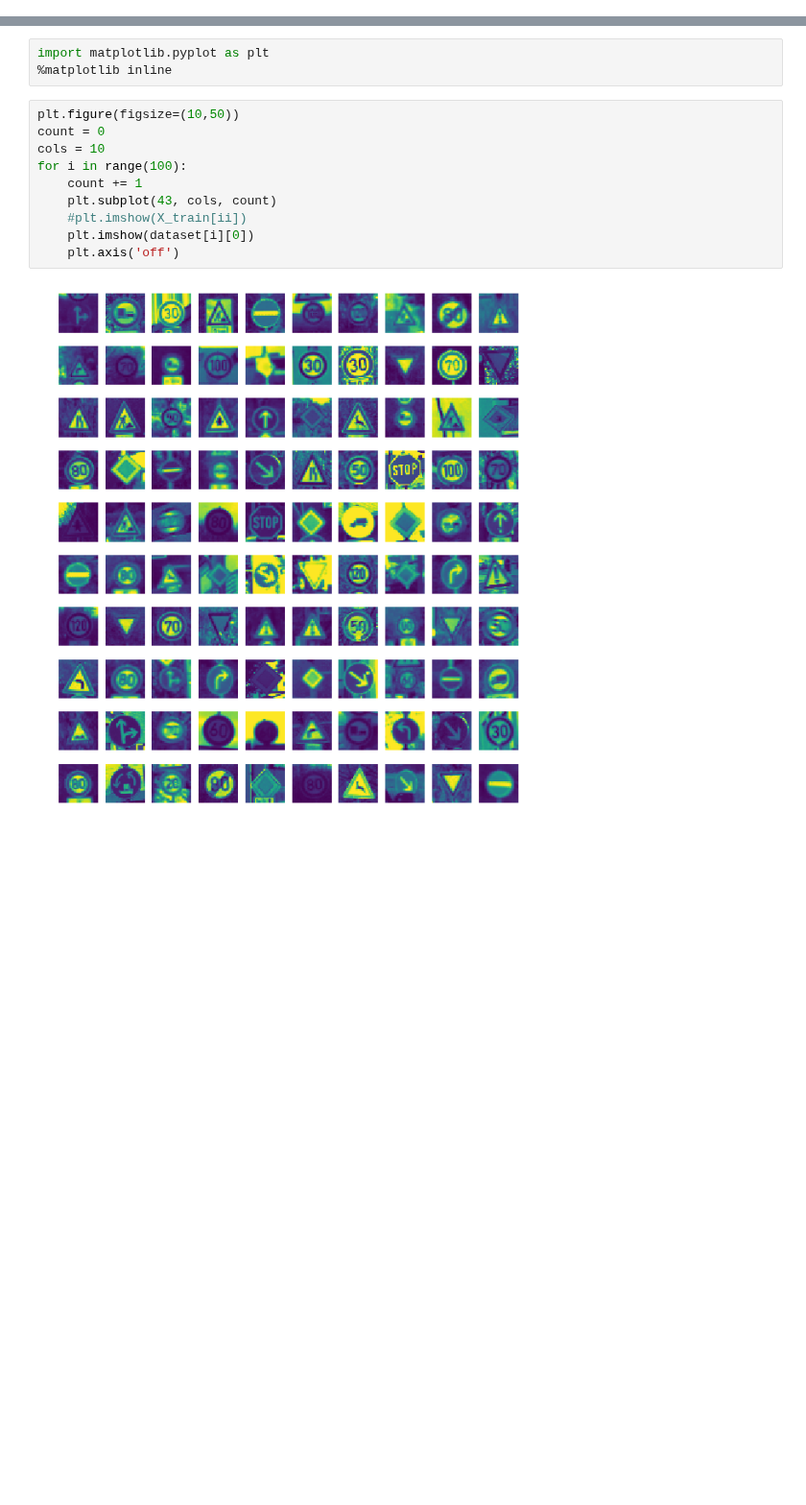
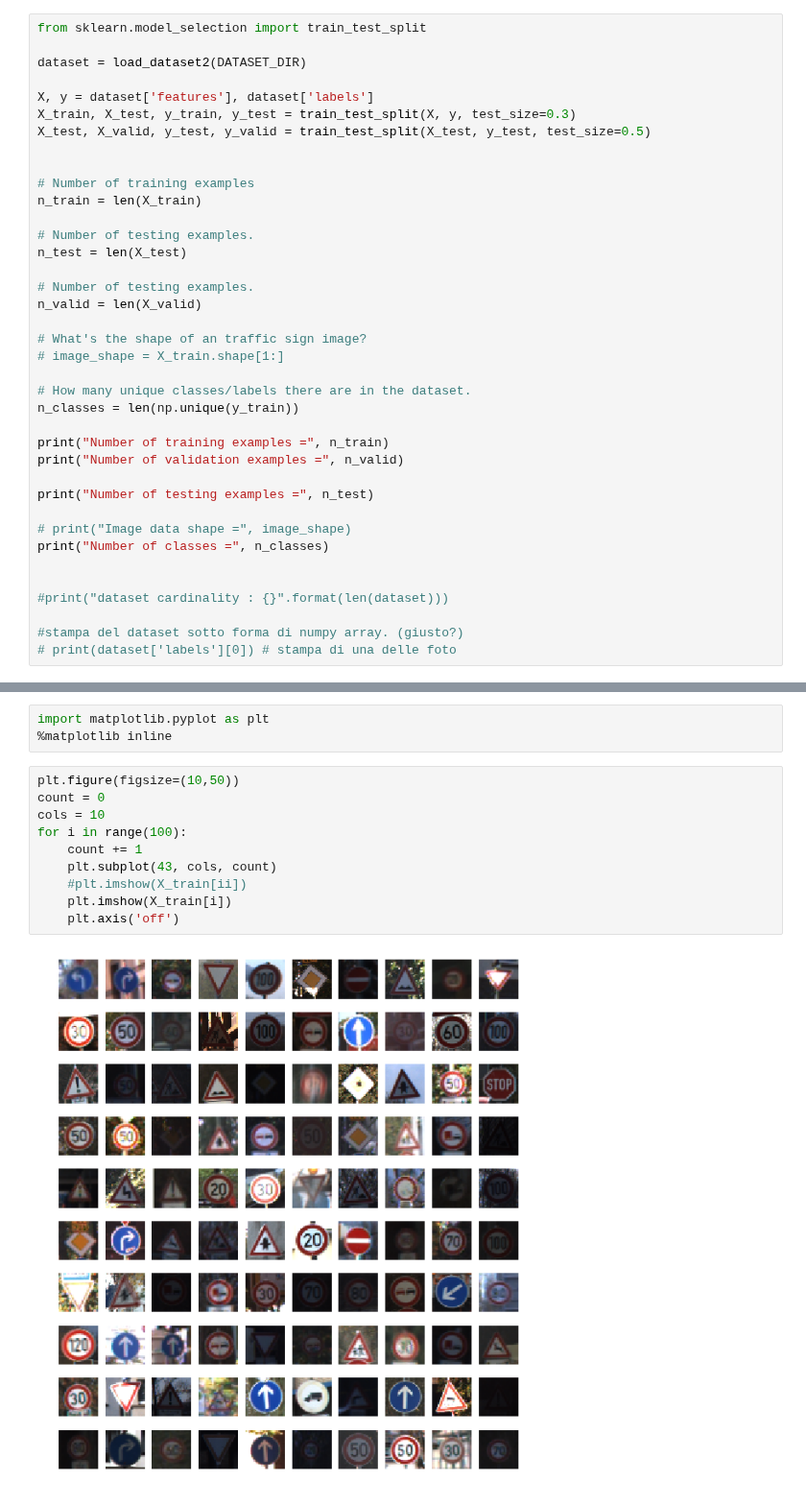
Before and after one commit to cecchilinux/machine_learning, a Jupyter notebook: notebooks/Traffic_signs_classifier.ipynb, the cells around one changed output, grey strips where cells are left out. Shown at 96% size. Drawn from its saved outputs; the diff is of its cells as text; blank space fills up the shorter version.

Commit message:
X_train e y_train

```diff
--- a/notebooks/Traffic_signs_classifier.ipynb
+++ b/notebooks/Traffic_signs_classifier.ipynb
@@ -107,0 +129,38 @@ dataset cardinality : 39209
+# %%
+from sklearn.model_selection import train_test_split
+
+dataset = load_dataset2(DATASET_DIR)
+
+X, y = dataset['features'], dataset['labels']
+X_train, X_test, y_train, y_test = train_test_split(X, y, test_size=0.3)
+X_test, X_valid, y_test, y_valid = train_test_split(X_test, y_test, test_size=0.5)
+
+
+# Number of training examples
+n_train = len(X_train)
+
+# Number of testing examples.
+n_test = len(X_test)
+
+# Number of testing examples.
+n_valid = len(X_valid)
+
+# What's the shape of an traffic sign image?
+# image_shape = X_train.shape[1:]
+
+# How many unique classes/labels there are in the dataset.
+n_classes = len(np.unique(y_train))
+
+print("Number of training examples =", n_train)
+print("Number of validation examples =", n_valid)
+
+print("Number of testing examples =", n_test)
+
+# print("Image data shape =", image_shape)
+print("Number of classes =", n_classes)
+
+
+#print("dataset cardinality : {}".format(len(dataset)))
+
+#stampa del dataset sotto forma di numpy array. (giusto?)
+# print(dataset['labels'][0]) # stampa di una delle foto
@@ -120,12 +184,12 @@ import matplotlib.pyplot as plt
 # %%
 plt.figure(figsize=(10,50))
 count = 0
 cols = 10
 for i in range(100):
     count += 1
     plt.subplot(43, cols, count)
     #plt.imshow(X_train[ii])
-    plt.imshow(dataset[i][0])
+    plt.imshow(X_train[i])
     plt.axis('off')
 # %% [output]
-[figure, old version]
+[figure, new version]
```
Also changed, not shown: parts of 4 cells of this notebook.
